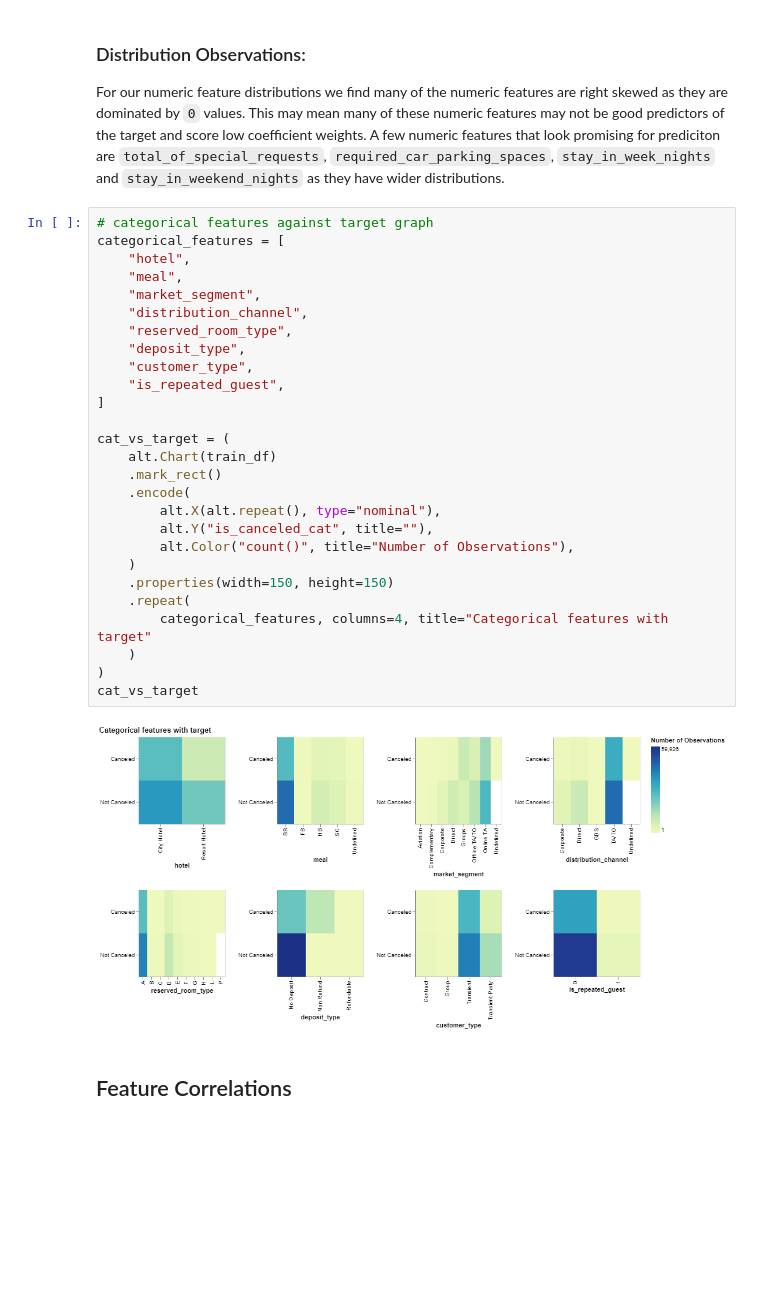
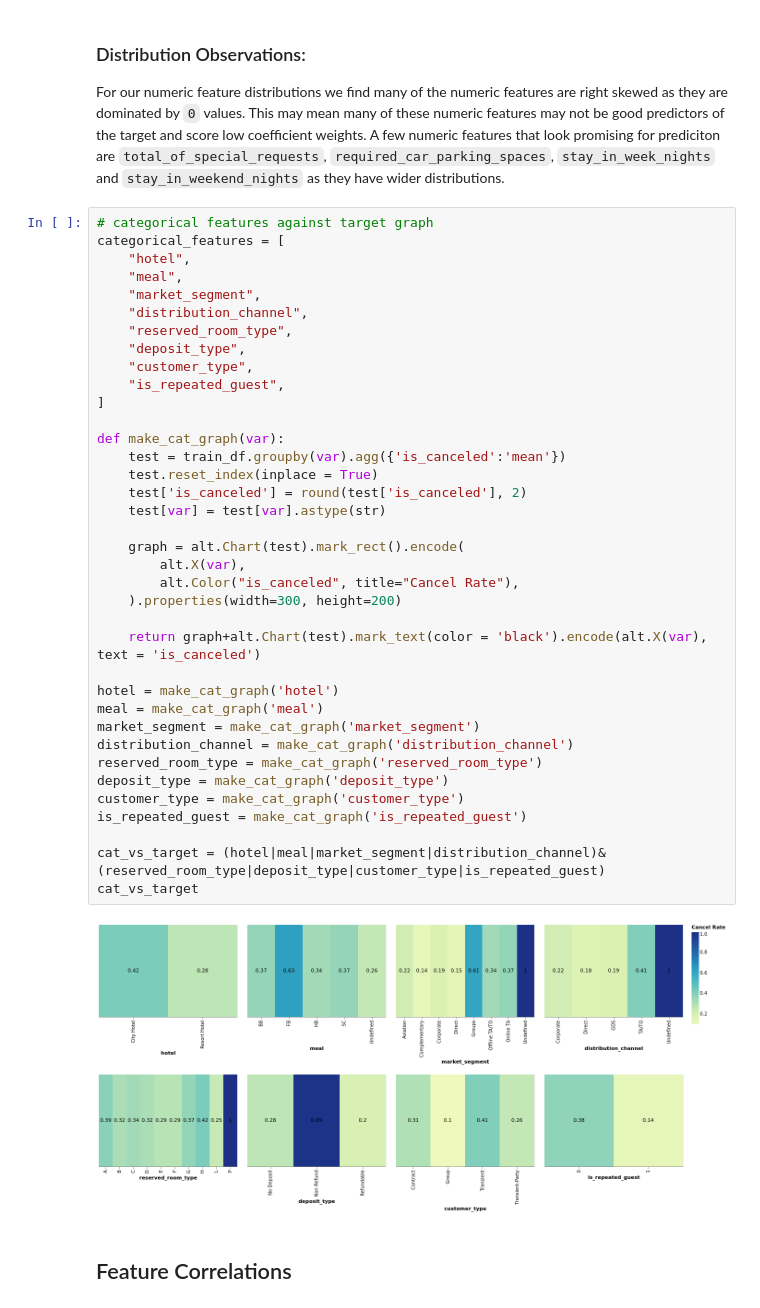
Before and after one commit to elgohr-update/chenzhao2020-dsci-522_group-28, a Jupyter notebook: doc/hotels_data_preliminary_analysis_eda.ipynb, the cells around one changed output. Drawn from its saved outputs; the diff is of its cells as text; blank space fills up the shorter version.

```diff
--- a/doc/hotels_data_preliminary_analysis_eda.ipynb
+++ b/doc/hotels_data_preliminary_analysis_eda.ipynb
@@ -144,35 +159,45 @@ train_df["is_canceled_cat"] = train_df["is_canceled"].apply(lambda x: "Canceled"
 ### Distribution Observations:
 
 For our numeric feature distributions we find many of the numeric features are right skewed as they are dominated by `0` values. This may mean many of these numeric features may not be good predictors of the target and score low coefficient weights. A few numeric features that look promising for prediciton are `total_of_special_requests`, `required_car_parking_spaces`, `stay_in_week_nights` and `stay_in_weekend_nights` as they have wider distributions.
-# %%
-# categorical features against target graph
-categorical_features = [
-    "hotel",
-    "meal",
-    "market_segment",
-    "distribution_channel",
-    "reserved_room_type",
-    "deposit_type",
-    "customer_type",
-    "is_repeated_guest",
-]
-
-cat_vs_target = (
-    alt.Chart(train_df)
-    .mark_rect()
-    .encode(
-        alt.X(alt.repeat(), type="nominal"),
-        alt.Y("is_canceled_cat", title=""),
-        alt.Color("count()", title="Number of Observations"),
-    )
-    .properties(width=150, height=150)
-    .repeat(
-        categorical_features, columns=4, title="Categorical features with target"
-    )
-)
-cat_vs_target
-# %% [output]
-[figure, removed]
+# %%
+# categorical features against target graph
+categorical_features = [
+    "hotel",
+    "meal",
+    "market_segment",
+    "distribution_channel",
+    "reserved_room_type",
+    "deposit_type",
+    "customer_type",
+    "is_repeated_guest",
+]
+
+def make_cat_graph(var):
+    test = train_df.groupby(var).agg({'is_canceled':'mean'})
+    test.reset_index(inplace = True)
+    test['is_canceled'] = round(test['is_canceled'], 2)
+    test[var] = test[var].astype(str)
+
+    graph = alt.Chart(test).mark_rect().encode(
+        alt.X(var),
+        alt.Color("is_canceled", title="Cancel Rate"),
+    ).properties(width=300, height=200)
+
+    return graph+alt.Chart(test).mark_text(color = 'black').encode(alt.X(var), text = 'is_canceled')
+
+hotel = make_cat_graph('hotel')
+meal = make_cat_graph('meal')
+market_segment = make_cat_graph('market_segment')
+distribution_channel = make_cat_graph('distribution_channel')
+reserved_room_type = make_cat_graph('reserved_room_type')
+deposit_type = make_cat_graph('deposit_type')
+customer_type = make_cat_graph('customer_type')
+is_repeated_guest = make_cat_graph('is_repeated_guest')
+
+cat_vs_target = (hotel|meal|market_segment|distribution_channel)&(reserved_room_type|deposit_type|customer_type|is_repeated_guest)
+cat_vs_target
+# %% [output]
+[figure, added]
 # %% [markdown]
 ## Feature Correlations
 # %%
```
Also changed, not shown: parts of 1 cell of this notebook, 3 other files.
